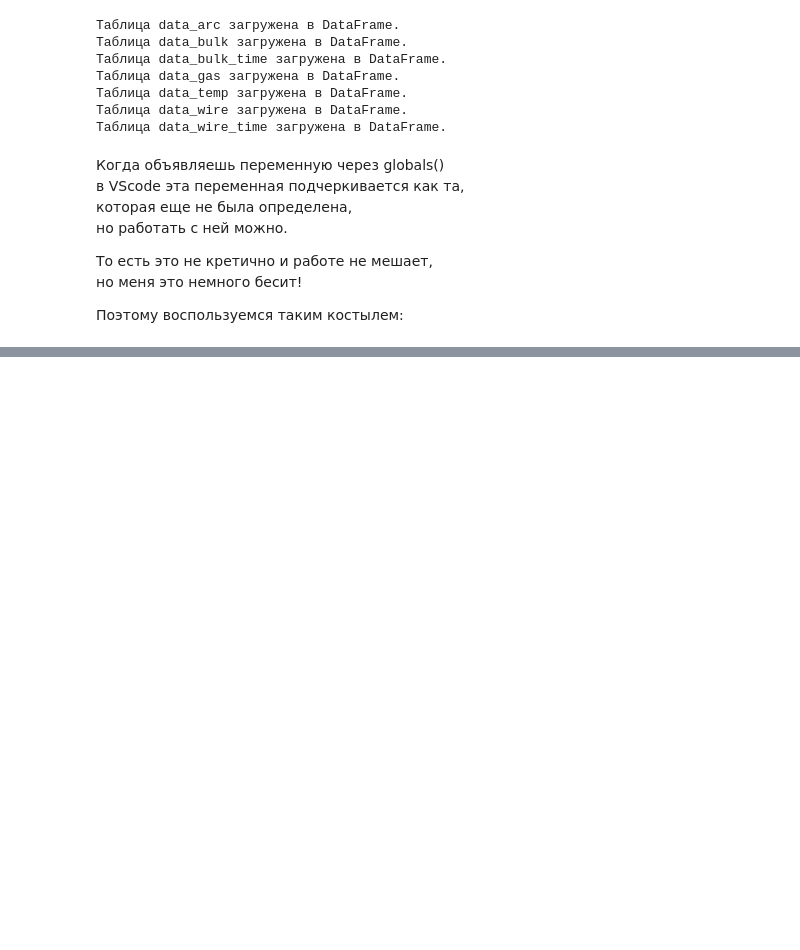
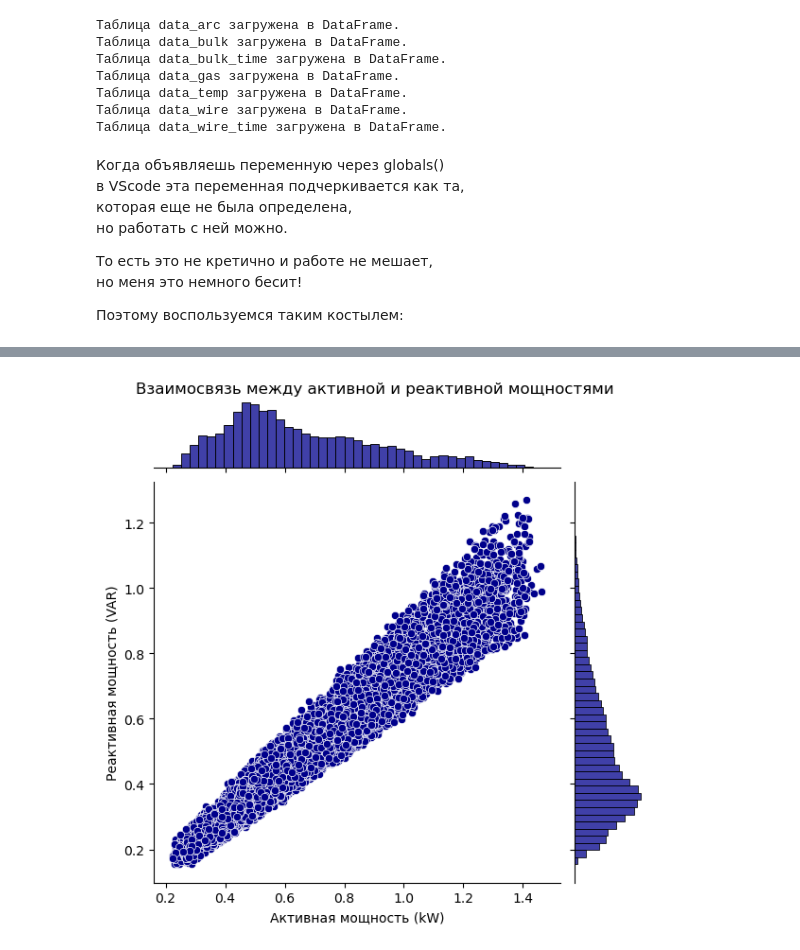
Before and after one commit to EPrutskoy/EPrutskoy, a Jupyter notebook: steel_temp_prediction/1d4c36b2-5168-4ae1-b314-a56a8d5214b9.ipynb, the cells around one changed output, grey strips where cells are left out. Saved outputs shown, nothing was run; the diff lists cells and outputs as text; code cells hidden in the pictures; blank space fills up the shorter version.

```diff
--- a/steel_temp_prediction/1d4c36b2-5168-4ae1-b314-a56a8d5214b9.ipynb
+++ b/steel_temp_prediction/1d4c36b2-5168-4ae1-b314-a56a8d5214b9.ipynb
@@ -636,0 +742,16 @@ None
+# %%
+# Построение графика с добавлением цвета, заголовка и подписей осей
+sns.jointplot(
+    x=data_arc['active_power'],
+    y=data_arc['reactive_power'],
+    kind='scatter',
+    color='darkblue'
+)
+
+plt.suptitle('Взаимосвязь между активной и реактивной мощностями')
+plt.xlabel('Активная мощность (kW)')
+plt.ylabel('Реактивная мощность (VAR)')
+plt.subplots_adjust(top=0.95)
+plt.show()
+# %% [output]
+[figure, added]
```
Also changed, not shown: parts of 33 cells of this notebook, 1 other file.
